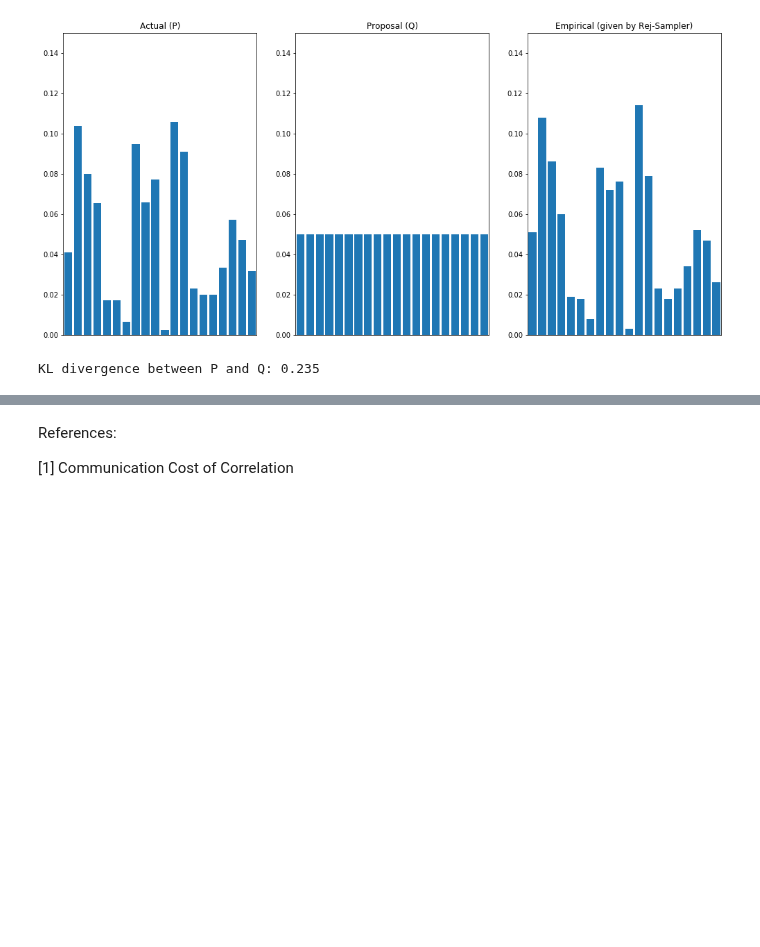
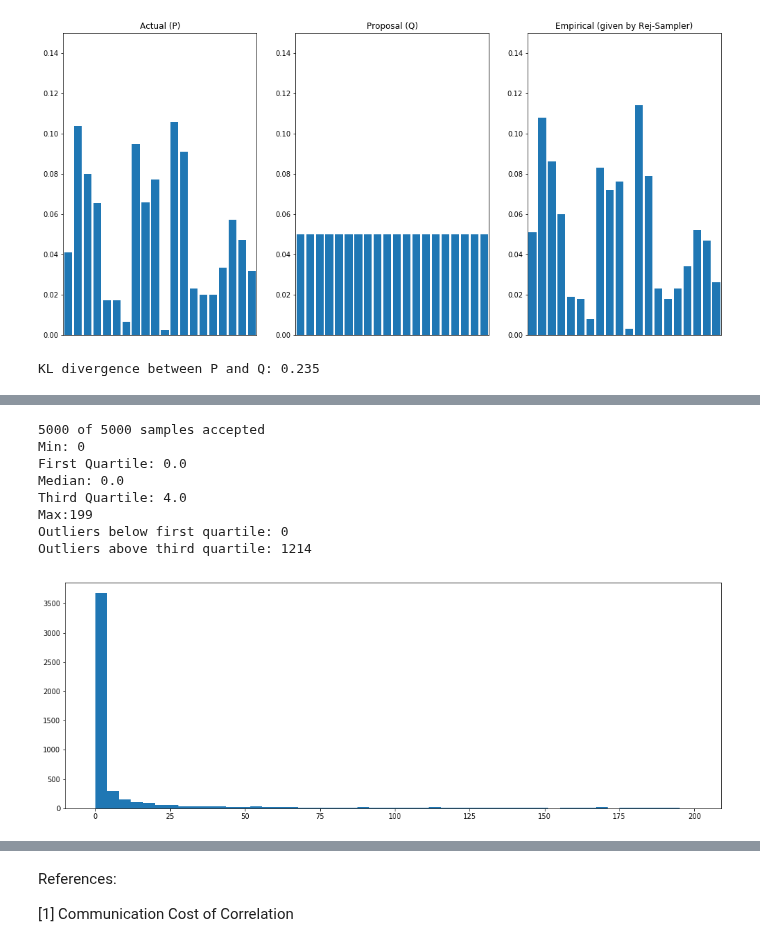
Before and after one commit to gergely-flamich/miracle-compression, a Jupyter notebook: code/rejection-sampling.ipynb, the cells around one changed output, grey strips where cells are left out. Saved outputs shown, nothing was run; the diff lists cells and outputs as text; code cells hidden in the pictures; blank space fills up the shorter version.

```diff
--- a/code/rejection-sampling.ipynb
+++ b/code/rejection-sampling.ipynb
@@ -134,0 +368,49 @@ KL divergence between P and Q: 0.235
+# %%
+prior = tfd.Normal(loc=0., scale=1.)
+posterior = tfd.Normal(loc=2., scale=3.)
+
+P_bin, P = create_bins_and_masses(posterior, norm.ppf, 1e-2)
+Q = get_prior_mass_correspondance(P_bin, prior)
+
+samples_ = []
+mass = np.zeros(len(P))
+
+num_samples = 5000
+
+seed = 50
+for j in tqdm(range(num_samples)):
+
+    sample = None
+
+    while sample is None:
+        sample = rejection_sampler_cts(P, P_bin, Q, prior, seed=seed, failure_threshold=200)
+        seed += 1
+
+    samples_.append(sample)
+
+    i, x_i, bin_idx = sample
+
+    mass[bin_idx] += 1
+
+mass = mass / np.sum(mass)
+
+print("{} of {} samples accepted".format(len(samples_), num_samples))
+
+indices, samps_, bin_indices = zip(*samples_)
+indices = np.array(indices)
+
+quarters = np.percentile(indices, [25, 50, 75])
+min_idx, max_idx = np.min(indices), np.max(indices)
+
+print("Min: {} \nFirst Quartile: {}\nMedian: {}\nThird Quartile: {}\nMax:{}".format(min_idx,
+                                                                                    quarters[0],
+                                                                                    quarters[1],
+                                                                                    quarters[2],
+                                                                                    max_idx))
+
+print("Outliers below first quartile: {}\nOutliers above third quartile: {}".format(np.sum(indices < quarters[0]),
+                                                                                    np.sum(indices > quarters[2])))
+plt.figure(figsize=(17, 6))
+plt.hist(indices, bins=50)
+plt.show()
+# %% [output]
@@ -134,0 +418,9 @@ KL divergence between P and Q: 0.235
+5000 of 5000 samples accepted
+Min: 0
+First Quartile: 0.0
+Median: 0.0
+Third Quartile: 4.0
+Max:199
+Outliers below first quartile: 0
+Outliers above third quartile: 1214
+[figure, added]
```
Also changed, not shown: parts of 10 cells of this notebook.
